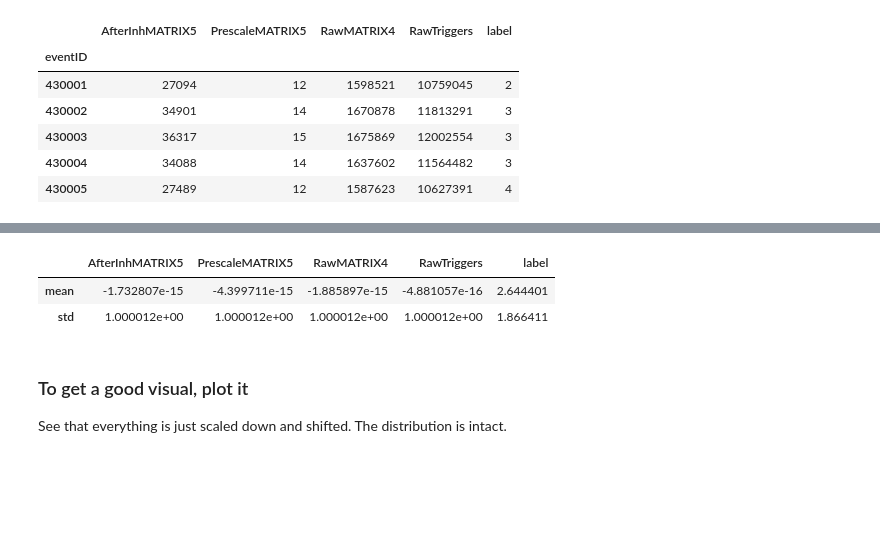
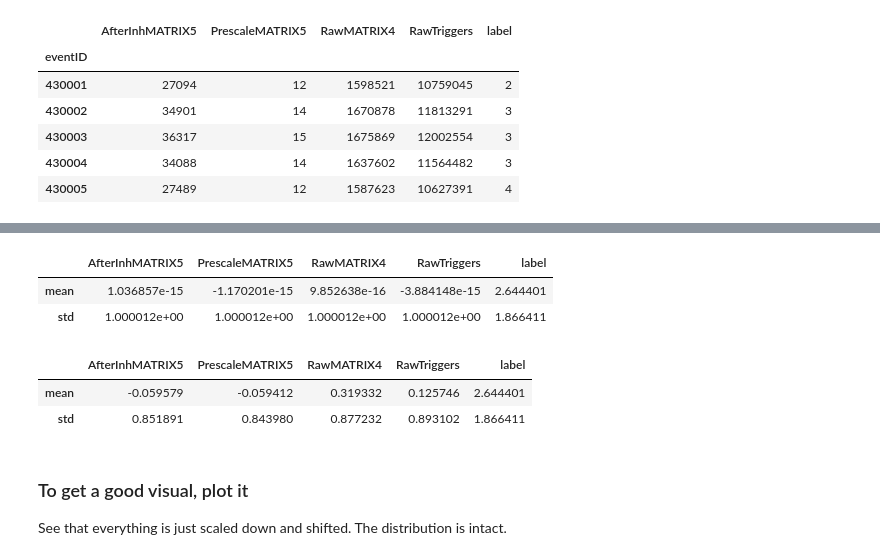
Before and after one commit to BDannowitz/polymath-progression-blog, a Jupyter notebook: feature-engineering/Feature-Engineering.ipynb, the cells around one changed output, grey strips where cells are left out. Cells and saved outputs as stored; diff of their text form; code cells hidden in the pictures; blank space fills up the shorter version.

```diff
--- a/feature-engineering/Feature-Engineering.ipynb
+++ b/feature-engineering/Feature-Engineering.ipynb
@@ -21,8 +21,8 @@ import seaborn as sns
 sns.set_style("white")
 sns.set_context("paper", font_scale=1.4)
 # %%
-data_df = pd.read_csv('raw-data.csv', index_col='eventID')
-data_df.head()
+df = pd.read_csv('raw-data.csv', index_col='eventID')
+df.head()
 # %% [output]
 |  | AfterInhMATRIX5 | PrescaleMATRIX5 | RawMATRIX4 | RawTriggers | label |
 | eventID |  |  |  |  |  |
@@ -31,3 +31,6 @@ data_df.head()
 | 430003 | 36317 | 15 | 1675869 | 12002554 | 3 |
 | 430004 | 34088 | 14 | 1637602 | 11564482 | 3 |
 | 430005 | 27489 | 12 | 1587623 | 10627391 | 4 |
+# %%
+intensity_df = pd.read_csv('intensity.csv', sep='\t', index_col='eventID')
+intensity_df.head()
@@ -33,0 +70,6 @@ data_df.head()
+# %%
+# Same exact thing, but using `apply()` instead of looping
+adj_df = df.copy()
+adj_df[adj_df.columns[:-1]] = \
+    adj_df[adj_df.columns[:-1]].apply(lambda x: x / intensity_df['intensity'])
+adj_df.head()
@@ -37,7 +98,11 @@ data_df.head()
 # Very standard and useful tool for scaling features
 from sklearn.preprocessing import StandardScaler
 
-scaled_df = data_df.copy()
-scaled_df[scaled_df.columns[:-1]].astype(float)
-scaled_df[scaled_df.columns[:-1]] = \
-    scaled_df[scaled_df.columns[:-1]].apply(lambda x: StandardScaler().fit_transform(x))
+# Make a copy of the data
+std_df = adj_df.copy()
+
+# Fit the scaling factors and save the scale
+std_scale = StandardScaler().fit(std_df[std_df.columns[:-1]])
+# Apply the StandardScaler transformation to the data
+std_df[std_df.columns[:-1]] = \
+    std_scale.transform(std_df[std_df.columns[:-1]])
@@ -51,9 +135,15 @@ StandardScaler scales everything down such that:
 # %%
-scaled_df.describe().ix[['mean', 'std']]
+std_df.describe().ix[['mean', 'std']]
 # %% [output]
 |  | AfterInhMATRIX5 | PrescaleMATRIX5 | RawMATRIX4 | RawTriggers | label |
-| mean | -1.732807e-15 | -4.399711e-15 | -1.885897e-15 | -4.881057e-16 | 2.644401 |
+| mean | 1.036857e-15 | -1.170201e-15 | 9.852638e-16 | -3.884148e-15 | 2.644401 |
 | std | 1.000012e+00 | 1.000012e+00 | 1.000012e+00 | 1.000012e+00 | 1.866411 |
+# %%
+robust_df.describe().ix[['mean', 'std']]
+# %% [output]
+|  | AfterInhMATRIX5 | PrescaleMATRIX5 | RawMATRIX4 | RawTriggers | label |
+| mean | -0.059579 | -0.059412 | 0.319332 | 0.125746 | 2.644401 |
+| std | 0.851891 | 0.843980 | 0.877232 | 0.893102 | 1.866411 |
 # %% [markdown]
 ### To get a good visual, plot it
 
```
Also changed, not shown: parts of 22 cells of this notebook, 3 other files.
